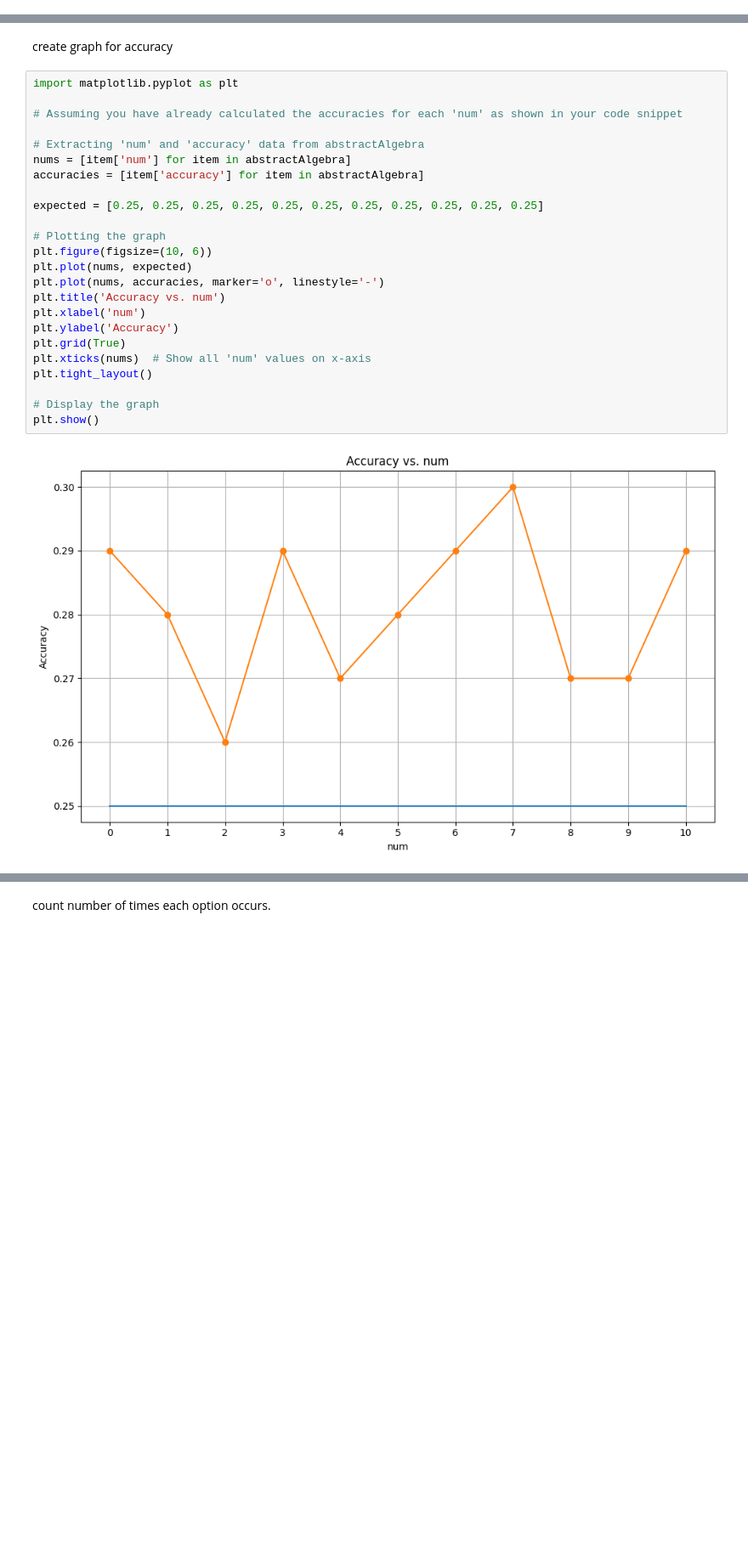
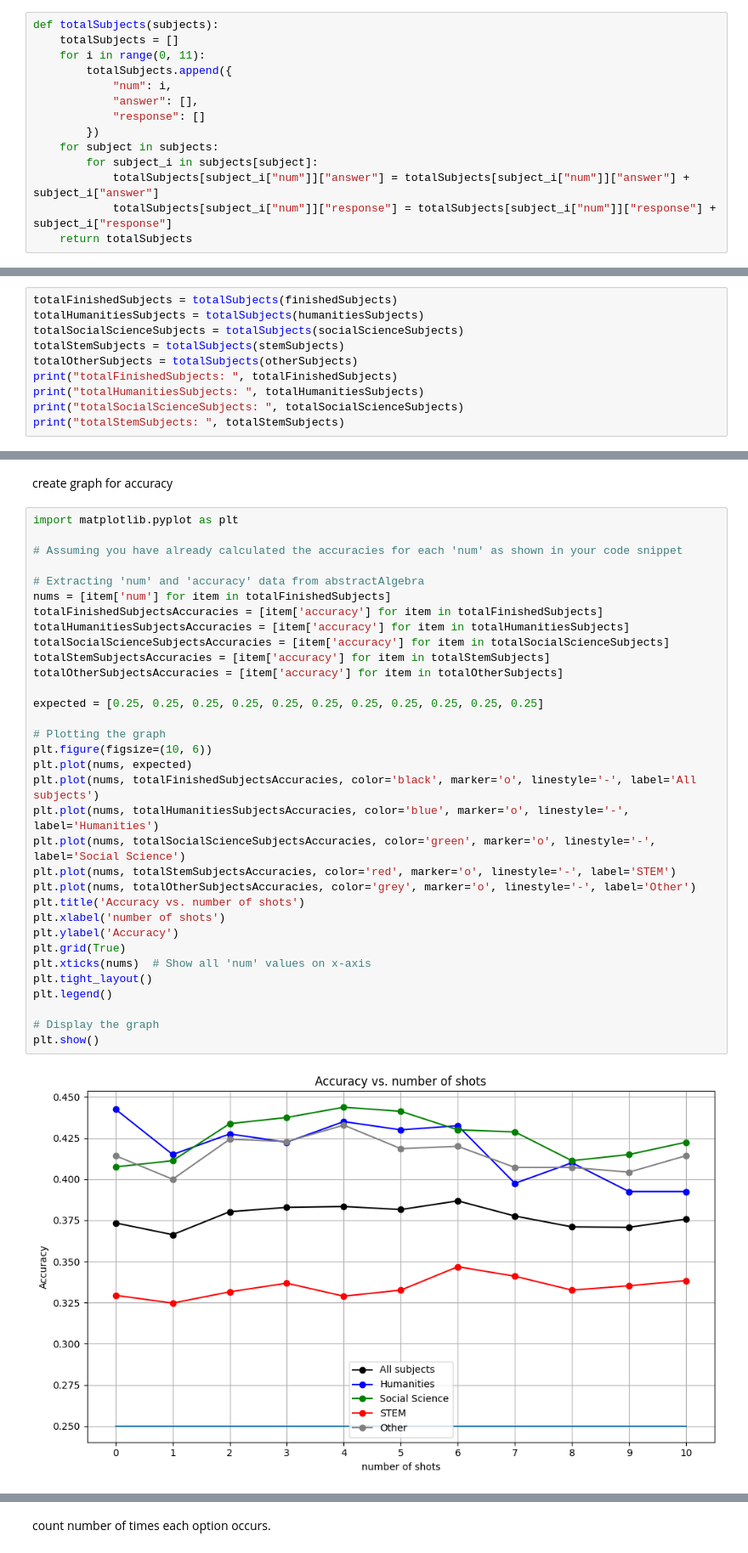
Before and after one commit to uliba3/juniorIS, a Jupyter notebook: dataAnalysis.ipynb, the cells around one changed output, grey strips where cells are left out. Shown at 85% size. Cells and saved outputs as stored; diff of their text form; blank space fills up the shorter version.

```diff
--- a/dataAnalysis.ipynb
+++ b/dataAnalysis.ipynb
@@ -38,0 +99,14 @@ num: 10 0.29
+# %%
+def totalSubjects(subjects):
+    totalSubjects = []
+    for i in range(0, 11):
+        totalSubjects.append({
+            "num": i,
+            "answer": [],
+            "response": []
+        })
+    for subject in subjects:
+        for subject_i in subjects[subject]:
+            totalSubjects[subject_i["num"]]["answer"] = totalSubjects[subject_i["num"]]["answer"] + subject_i["answer"]
+            totalSubjects[subject_i["num"]]["response"] = totalSubjects[subject_i["num"]]["response"] + subject_i["response"]
+    return totalSubjects
@@ -38,0 +115,10 @@ num: 10 0.29
+# %%
+totalFinishedSubjects = totalSubjects(finishedSubjects)
+totalHumanitiesSubjects = totalSubjects(humanitiesSubjects)
+totalSocialScienceSubjects = totalSubjects(socialScienceSubjects)
+totalStemSubjects = totalSubjects(stemSubjects)
+totalOtherSubjects = totalSubjects(otherSubjects)
+print("totalFinishedSubjects: ", totalFinishedSubjects)
+print("totalHumanitiesSubjects: ", totalHumanitiesSubjects)
+print("totalSocialScienceSubjects: ", totalSocialScienceSubjects)
+print("totalStemSubjects: ", totalStemSubjects)
@@ -58,26 +200,35 @@ create graph for accuracy
 # %%
 import matplotlib.pyplot as plt
 
 # Assuming you have already calculated the accuracies for each 'num' as shown in your code snippet
 
 # Extracting 'num' and 'accuracy' data from abstractAlgebra
-nums = [item['num'] for item in abstractAlgebra]
-accuracies = [item['accuracy'] for item in abstractAlgebra]
+nums = [item['num'] for item in totalFinishedSubjects]
+totalFinishedSubjectsAccuracies = [item['accuracy'] for item in totalFinishedSubjects]
+totalHumanitiesSubjectsAccuracies = [item['accuracy'] for item in totalHumanitiesSubjects]
+totalSocialScienceSubjectsAccuracies = [item['accuracy'] for item in totalSocialScienceSubjects]
+totalStemSubjectsAccuracies = [item['accuracy'] for item in totalStemSubjects]
+totalOtherSubjectsAccuracies = [item['accuracy'] for item in totalOtherSubjects]
 
 expected = [0.25, 0.25, 0.25, 0.25, 0.25, 0.25, 0.25, 0.25, 0.25, 0.25, 0.25]
 
 # Plotting the graph
 plt.figure(figsize=(10, 6))
 plt.plot(nums, expected)
-plt.plot(nums, accuracies, marker='o', linestyle='-')
-plt.title('Accuracy vs. num')
-plt.xlabel('num')
+plt.plot(nums, totalFinishedSubjectsAccuracies, color='black', marker='o', linestyle='-', label='All subjects')
+plt.plot(nums, totalHumanitiesSubjectsAccuracies, color='blue', marker='o', linestyle='-', label='Humanities')
+plt.plot(nums, totalSocialScienceSubjectsAccuracies, color='green', marker='o', linestyle='-', label='Social Science')
+plt.plot(nums, totalStemSubjectsAccuracies, color='red', marker='o', linestyle='-', label='STEM')
+plt.plot(nums, totalOtherSubjectsAccuracies, color='grey', marker='o', linestyle='-', label='Other')
+plt.title('Accuracy vs. number of shots')
+plt.xlabel('number of shots')
 plt.ylabel('Accuracy')
 plt.grid(True)
 plt.xticks(nums)  # Show all 'num' values on x-axis
 plt.tight_layout()
+plt.legend()
 
 # Display the graph
 plt.show()
 # %% [output]
-[figure, old version]
+[figure, new version]
```
Also changed, not shown: parts of 35 cells of this notebook, 4 other files.
